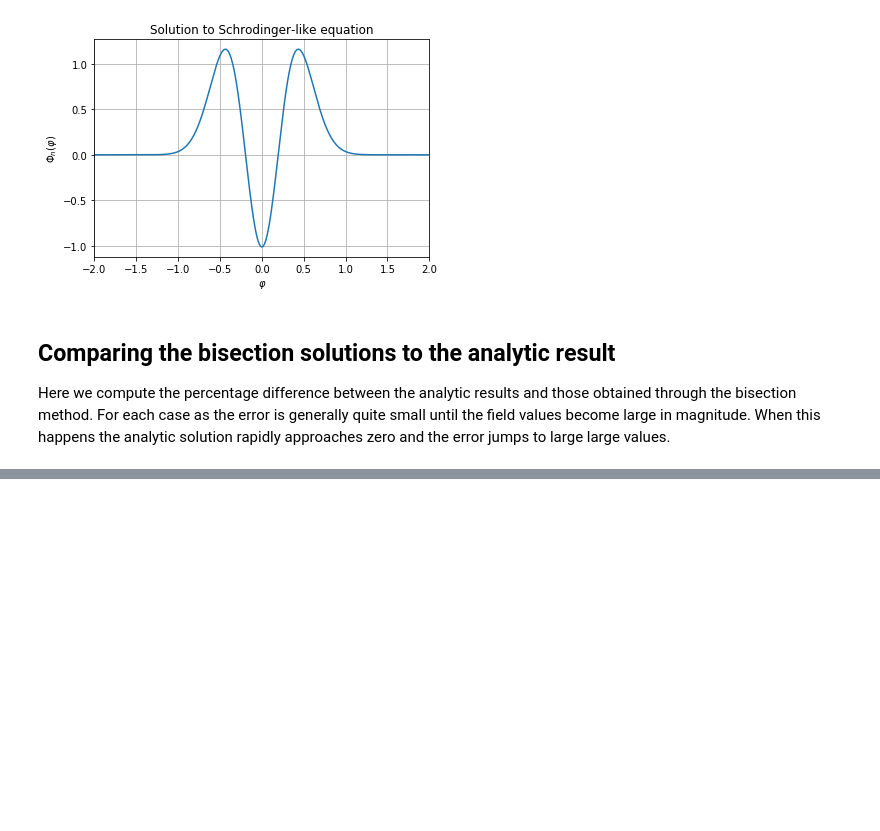
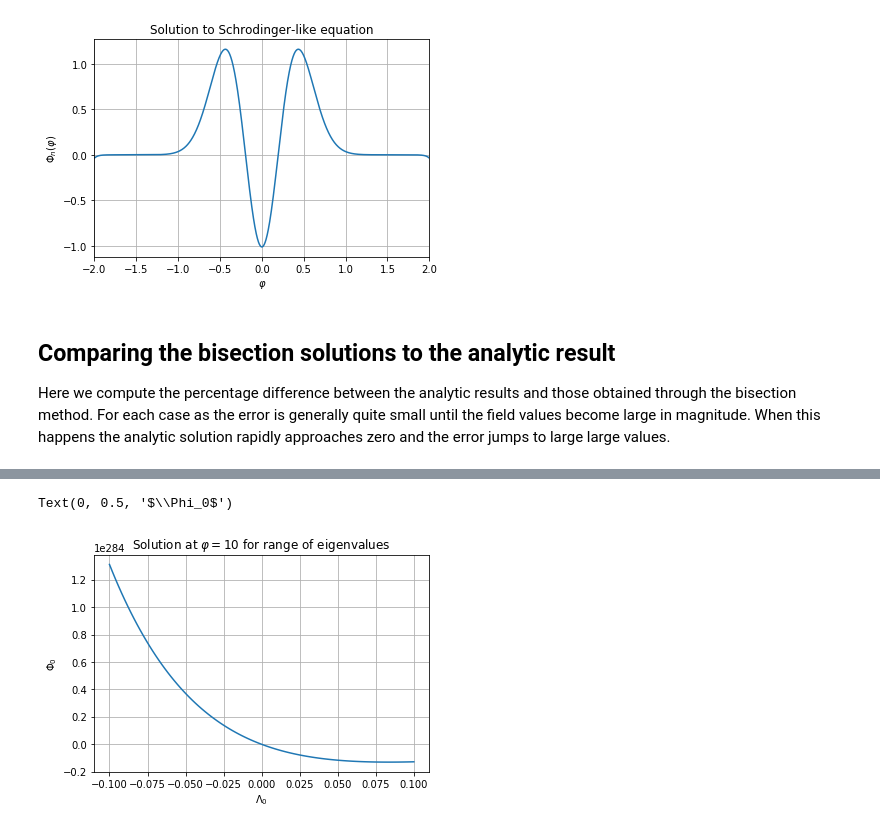
Before and after one commit to oleksiysmola/MSci-Project-Solving-the-Fokker-Planck-equation, a Jupyter notebook: Fokker-Planck Solver.ipynb, the cells around one changed output, grey strips where cells are left out. Drawn from its saved outputs; the diff is of its cells as text; code cells hidden in the pictures; blank space fills up the shorter version.

```diff
--- a/Fokker-Planck Solver.ipynb
+++ b/Fokker-Planck Solver.ipynb
@@ -561,0 +557,44 @@ with the prime denoting a derivative with respect to the eigenvalue.
+# %%
+class eigenfunction_finder:
+    '''Class for finding the eigenfunction for a given eigenvalue'''
+    def __init__(self, eigenvalue):
+        '''Assigns the eigenvalue as an attribute'''
+        self.eigenvalue = eigenvalue
+
+    def schrodinger_like_ODE(self, V, field):
+        '''Computes the derivatives of the Schrodinger-like equation
+        V: array where first entry is the eigenfunction, second is Y
+        as defined for the coupled ODE system
+        field: field values'''
+
+        # Empty array for derivatives
+        dV = np.zeros(2)
+
+        # Computes derivatives
+        dV[0] = V[1]
+        dV[1] = V[0]*(2*effective_potential(field) - (8*self.eigenvalue*np.pi**2)/(hubble_rate**3))
+        return dV
+# %%
+# Field
+field = np.linspace(0, 10, 3000)
+
+# Range of eigenvalues for plot
+eigenvalues_0 = np.linspace(-0.1, 0.1, 100)
+
+# Array to store solutions
+V_0 = np.zeros((len(eigenvalues_0), len(field), 2))
+
+# Loops over the eigenvalues and fills array with solution for each eigenvalue
+for i in range(len(eigenvalues_0)):
+    eigenfunction = eigenfunction_finder(eigenvalues_0[i])
+    V_0[i] = odeint(eigenfunction.schrodinger_like_ODE, V_even, field)
+# %%
+# Plotting
+plt.grid()
+plt.plot(eigenvalues_0, V_0[:,-1,0])
+plt.title("Solution at $\\varphi=10$ for range of eigenvalues")
+plt.xlabel("$\Lambda_0$")
+plt.ylabel("$\Phi_0$")
+# %% [output]
+Text(0, 0.5, '$\\Phi_0$')
+[figure, added]
```
Also changed, not shown: parts of 17 cells of this notebook.
